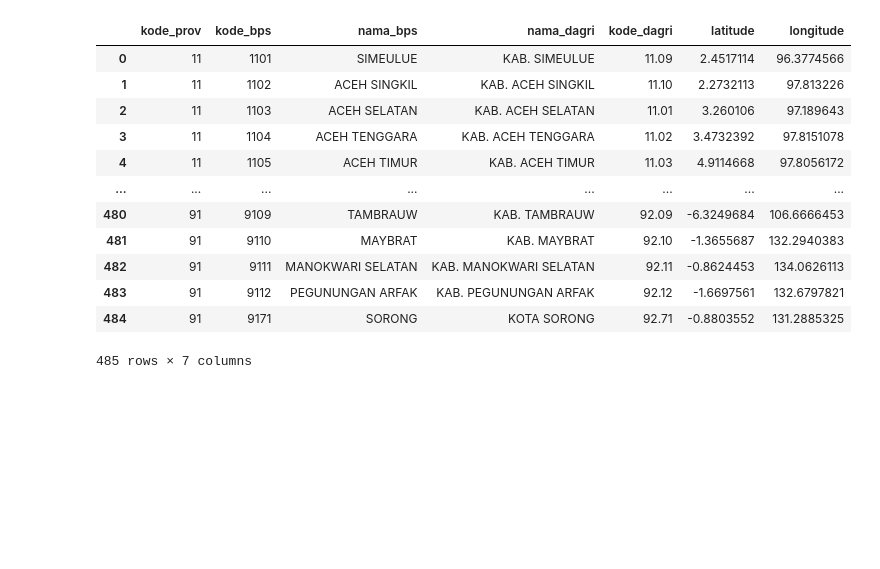
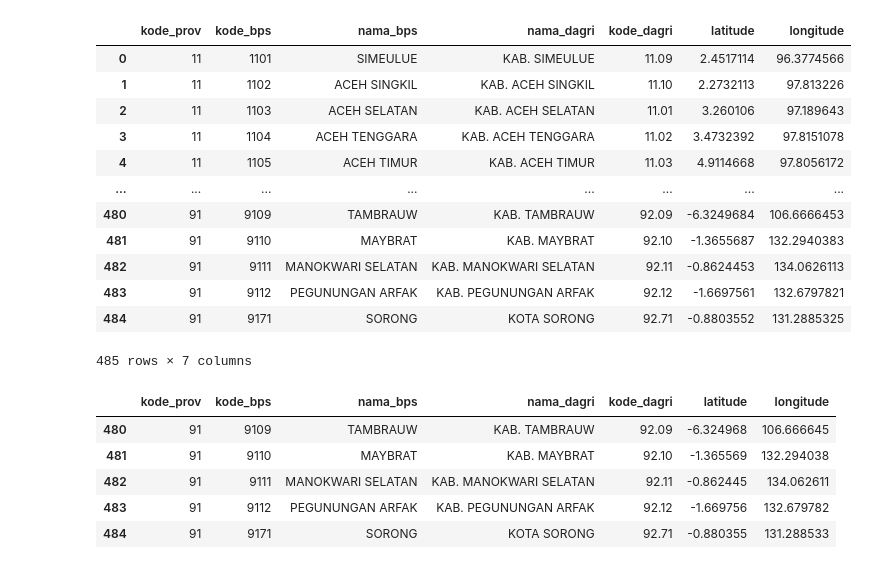
Before and after one commit to damarss/scraping-geo-bps-daerah, a Jupyter notebook: scraping.ipynb, the cells around one changed output. Drawn from its saved outputs; the diff is of its cells as text; code cells hidden in the pictures; blank space fills up the shorter version.

```diff
--- a/scraping.ipynb
+++ b/scraping.ipynb
@@ -206,3 +199,13 @@ temp
 485 rows × 7 columns
 # %%
 temp.to_csv('kabupaten_latlong.csv', index=False)
+# %%
+new_latlong = pd.read_csv('kabupaten_latlong.csv')
+new_latlong.tail()
+# %% [output]
+|  | kode_prov | kode_bps | nama_bps | nama_dagri | kode_dagri | latitude | longitude |
+| 480 | 91 | 9109 | TAMBRAUW | KAB. TAMBRAUW | 92.09 | -6.324968 | 106.666645 |
+| 481 | 91 | 9110 | MAYBRAT | KAB. MAYBRAT | 92.10 | -1.365569 | 132.294038 |
+| 482 | 91 | 9111 | MANOKWARI SELATAN | KAB. MANOKWARI SELATAN | 92.11 | -0.862445 | 134.062611 |
+| 483 | 91 | 9112 | PEGUNUNGAN ARFAK | KAB. PEGUNUNGAN ARFAK | 92.12 | -1.669756 | 132.679782 |
+| 484 | 91 | 9171 | SORONG | KOTA SORONG | 92.71 | -0.880355 | 131.288533 |
```
Also changed, not shown: parts of 11 cells of this notebook, 4 other files.
